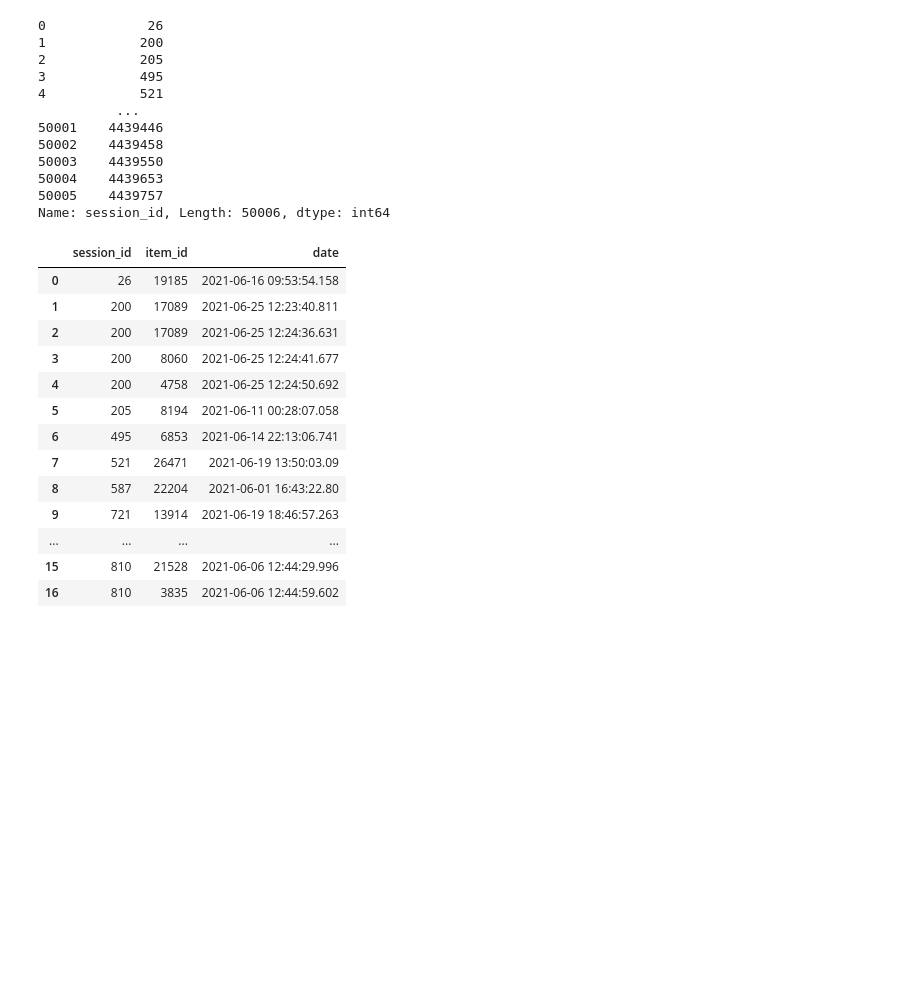
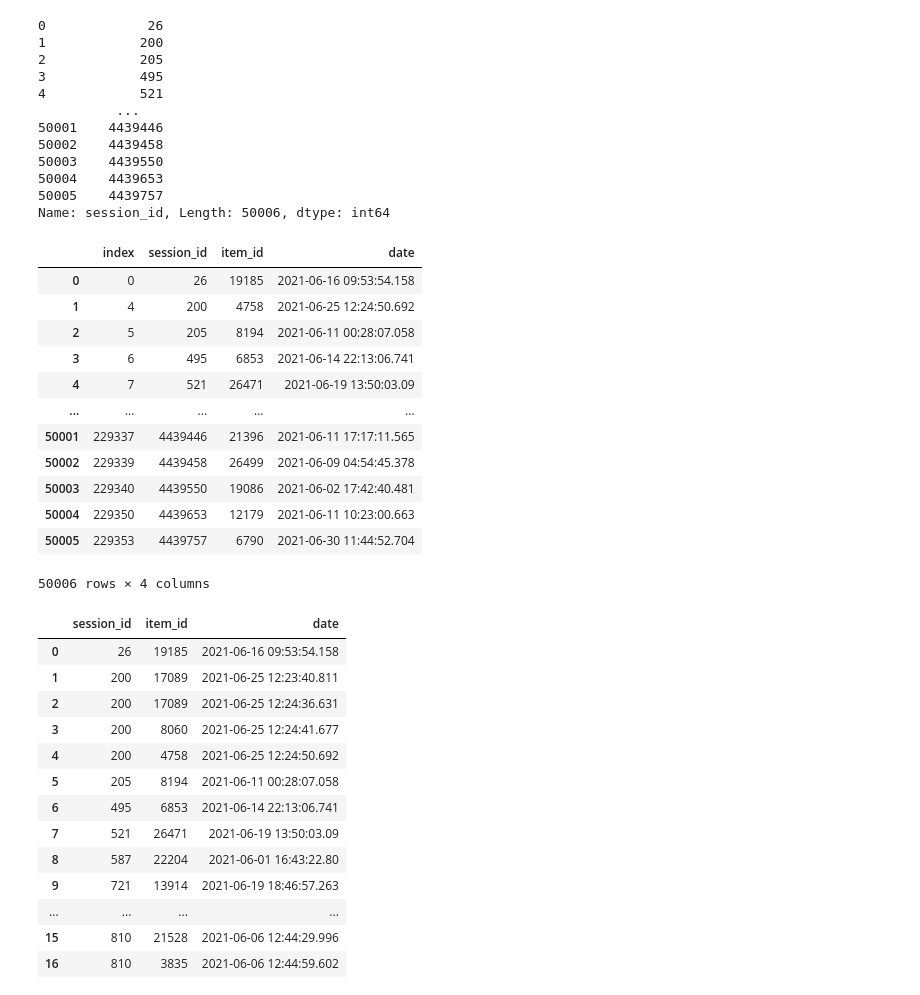
Before and after one commit to Ananassio/Data-Science_lab, a Jupyter notebook: Project/Data.ipynb, the cells around one changed output. Cells and saved outputs as stored; diff of their text form; code cells hidden in the pictures; blank space fills up the shorter version.

```diff
--- a/Project/Data.ipynb
+++ b/Project/Data.ipynb
@@ -577,6 +442,22 @@ test2['session_id']
 50004    4439653
 50005    4439757
 Name: session_id, Length: 50006, dtype: int64
+# %%
+test2
+# %% [output]
+|  | index | session_id | item_id | date |
+| 0 | 0 | 26 | 19185 | 2021-06-16 09:53:54.158 |
+| 1 | 4 | 200 | 4758 | 2021-06-25 12:24:50.692 |
+| 2 | 5 | 205 | 8194 | 2021-06-11 00:28:07.058 |
+| 3 | 6 | 495 | 6853 | 2021-06-14 22:13:06.741 |
+| 4 | 7 | 521 | 26471 | 2021-06-19 13:50:03.09 |
+| ... | ... | ... | ... | ... |
+| 50001 | 229337 | 4439446 | 21396 | 2021-06-11 17:17:11.565 |
+| 50002 | 229339 | 4439458 | 26499 | 2021-06-09 04:54:45.378 |
+| 50003 | 229340 | 4439550 | 19086 | 2021-06-02 17:42:40.481 |
+| 50004 | 229350 | 4439653 | 12179 | 2021-06-11 10:23:00.663 |
+| 50005 | 229353 | 4439757 | 6790 | 2021-06-30 11:44:52.704 |
+50006 rows × 4 columns
 # %%
 test_leaderboard_sessions.head(20)
 # %% [output]
```
Also changed, not shown: parts of 59 cells of this notebook.
